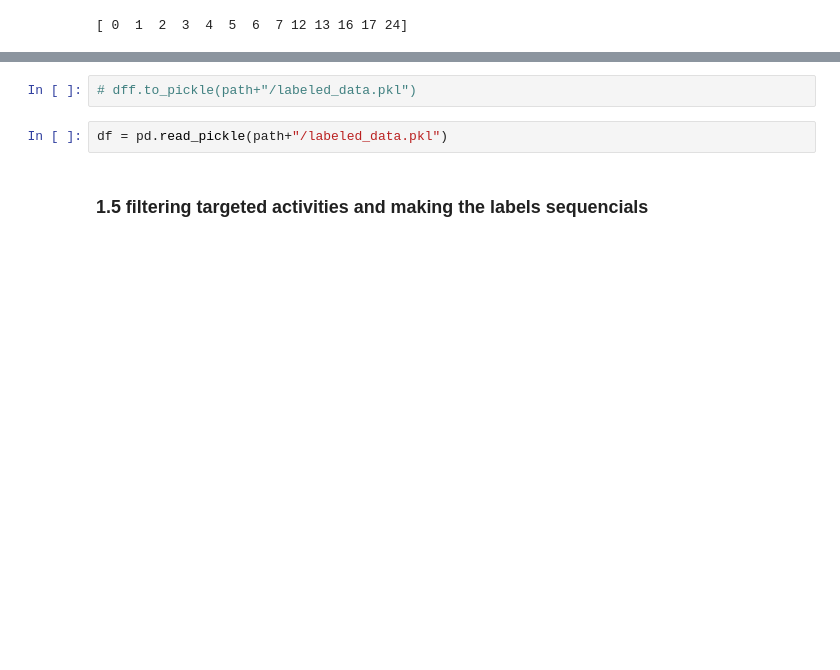
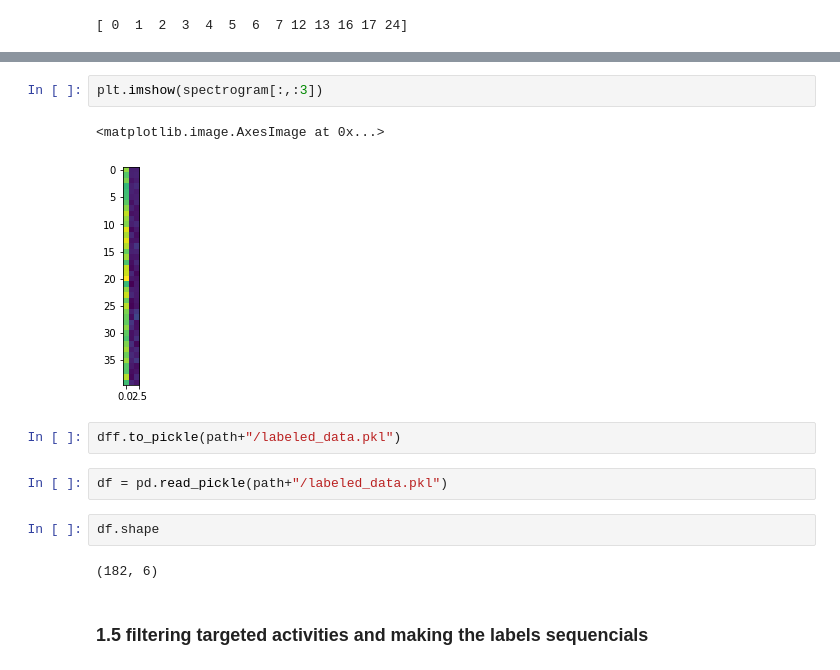
Before and after one commit to nnnnmj/AttnSense-pytorch, a Jupyter notebook: AttnSense.ipynb, the cells around one changed output, grey strips where cells are left out. Cells and saved outputs as stored; diff of their text form; blank space fills up the shorter version.

```diff
--- a/AttnSense.ipynb
+++ b/AttnSense.ipynb
@@ -178,7 +223,16 @@ user:  101
+# %%
+plt.imshow(spectrogram[:,:3])
+# %% [output]
+<matplotlib.image.AxesImage at 0x...>
+[figure, added]
 # %%
-# dff.to_pickle(path+"/labeled_data.pkl")
+dff.to_pickle(path+"/labeled_data.pkl")
 # %%
 df = pd.read_pickle(path+"/labeled_data.pkl")
+# %%
+df.shape
+# %% [output]
+(182, 6)
 # %% [markdown]
 ### 1.5 filtering targeted activities and making the labels sequencials
 # %%
```
Also changed, not shown: parts of 20 cells of this notebook, 1 other file.
